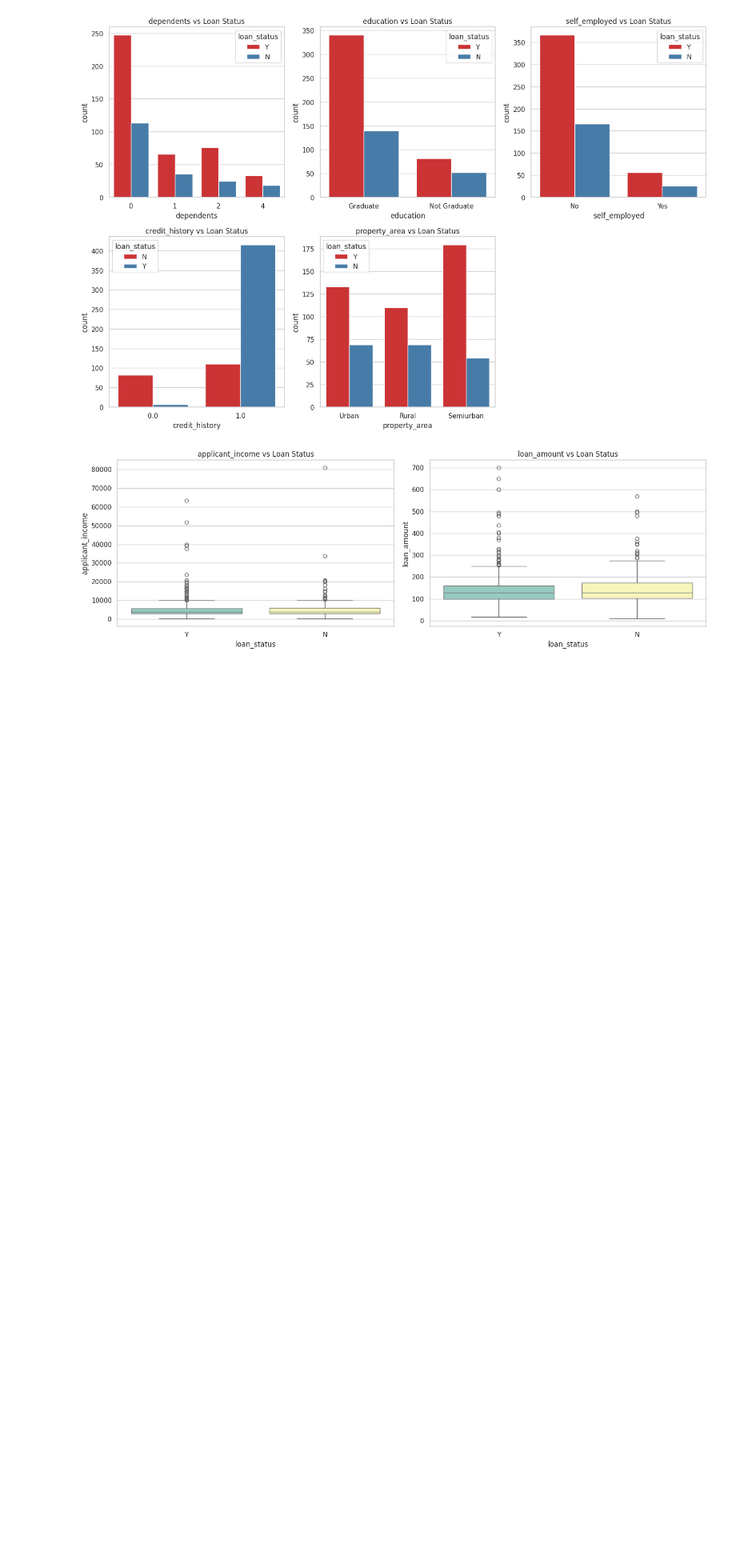
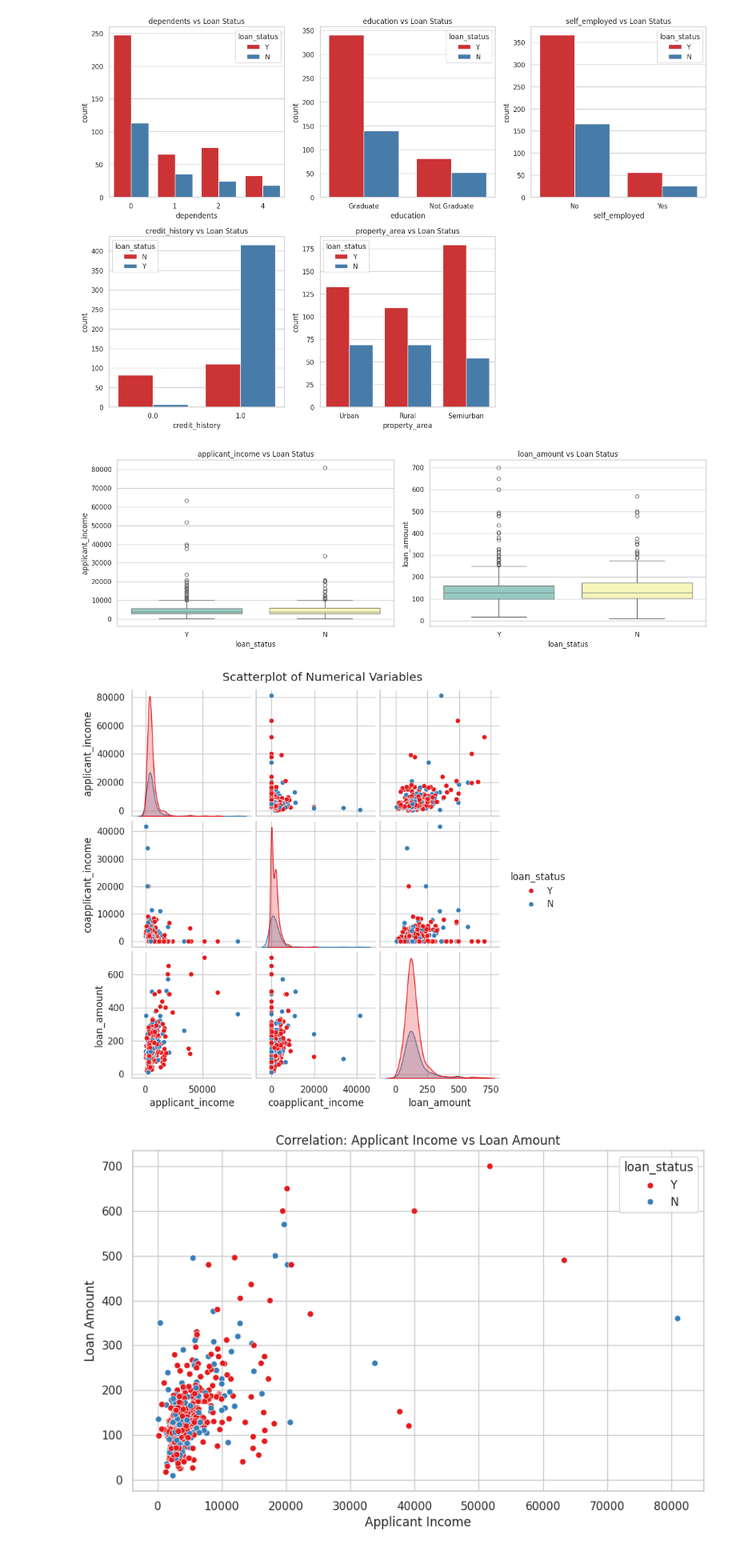
Before and after one commit to cavinraj/Data-Science-Assignment, a Jupyter notebook: EDA.ipynb, the cells around one changed output. Shown at 80% size. Saved outputs shown, nothing was run; the diff lists cells and outputs as text; code cells hidden in the pictures; blank space fills up the shorter version.

```diff
--- a/EDA.ipynb
+++ b/EDA.ipynb
@@ -135,3 +132,32 @@ plt.tight_layout()
 plt.show()
 # %% [output]
 [figure]
+# %%
+import seaborn as sns
+import matplotlib.pyplot as plt
+
+# 1. Pairplot (All Correlations)
+# Select the main numerical columns
+cols_to_plot = ['applicant_income', 'coapplicant_income', 'loan_amount', 'loan_status']
+
+# Create the pairplot
+sns.pairplot(df[cols_to_plot], hue='loan_status', palette='Set1', diag_kind='kde')
+plt.suptitle('Scatterplot of Numerical Variables', y=1.02)
+plt.show()
+
+# 2. Single Scatterplot (Income vs Loan Amount)
+plt.figure(figsize=(10, 6))
+sns.scatterplot(
+    data=df,
+    x='applicant_income',
+    y='loan_amount',
+    hue='loan_status',
+    palette='Set1'
+)
+plt.title('Correlation: Applicant Income vs Loan Amount')
+plt.xlabel('Applicant Income')
+plt.ylabel('Loan Amount')
+plt.show()
+# %% [output]
+[figure, added]
+[figure, added]
```
Also changed, not shown: parts of 1 cell of this notebook.
